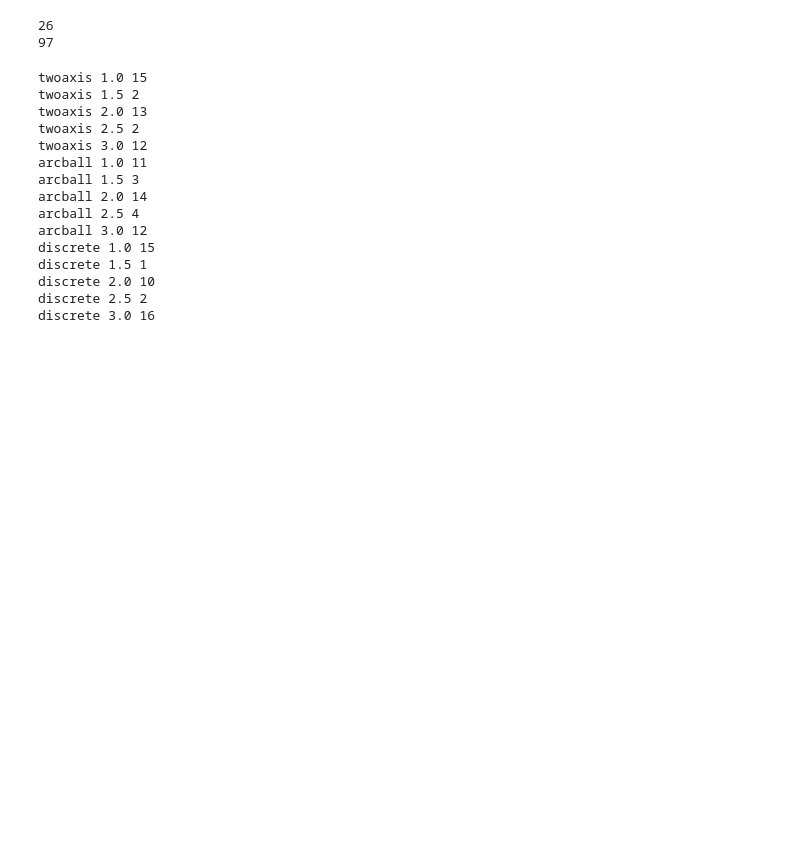
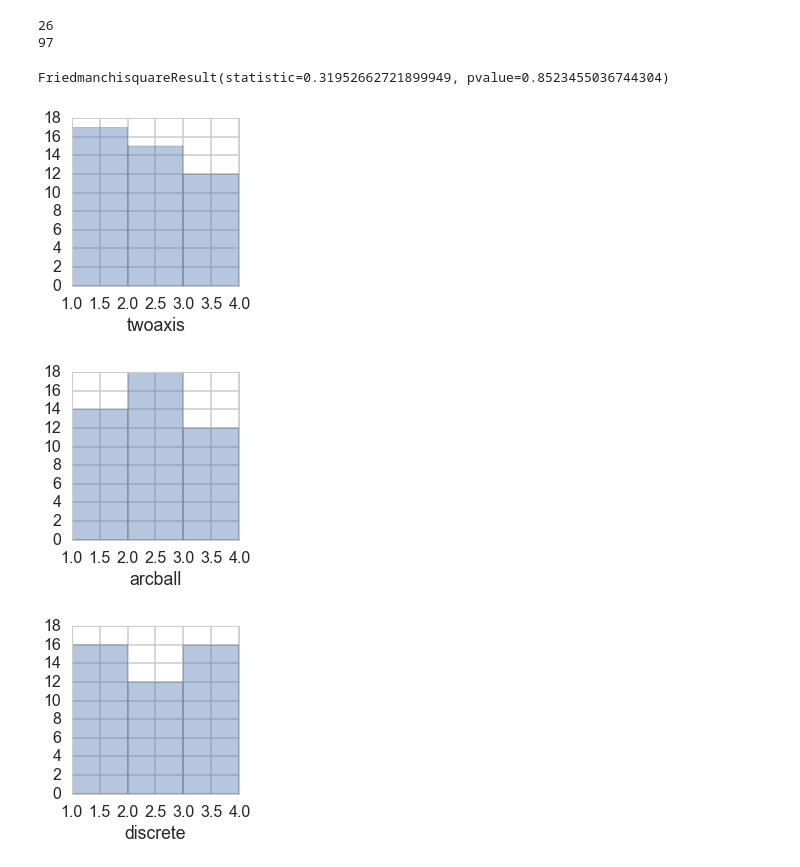
Before and after one commit to 3DUI/rotation-data-analysis, a Jupyter notebook: honours_data_analysis.ipynb, the cells around one changed output. Drawn from its saved outputs; the diff is of its cells as text; code cells hidden in the pictures; blank space fills up the shorter version.

```diff
--- a/honours_data_analysis.ipynb
+++ b/honours_data_analysis.ipynb
@@ -1488,26 +1233,15 @@ def get_sus_positions(df):
 
 pos_df = get_sus_positions(sus_df)
 # %%
-pos_df
+bins = [1, 2, 3,4]
 for controller in ["twoaxis","arcball","discrete"]:
-    for val, group in pos_df.groupby(controller):
-        print controller, group[controller].values[0], len(group[controller].values)
-
-#stats.friedmanchisquare(*[pos_df[controller].values for controller in ["twoaxis","arcball","discrete"]])
+    plot = plt.figure(figsize=(3,3))
+    plt.ylim([0, 18])
+    sns.distplot(pos_df[controller], kde=False, bins=bins)
+stats.friedmanchisquare(*[pos_df[controller].values for controller in ["twoaxis","arcball","discrete"]])
 # %% [output]
-twoaxis 1.0 15
-twoaxis 1.5 2
-twoaxis 2.0 13
-twoaxis 2.5 2
-twoaxis 3.0 12
-arcball 1.0 11
-arcball 1.5 3
-arcball 2.0 14
-arcball 2.5 4
-arcball 3.0 12
-discrete 1.0 15
-discrete 1.5 1
-discrete 2.0 10
-discrete 2.5 2
-discrete 3.0 16
+FriedmanchisquareResult(statistic=0.31952662721899949, pvalue=0.8523455036744304)
+[figure, added]
+[figure, added]
+[figure, added]
 # %%
```
Also changed, not shown: parts of 20 cells of this notebook.
